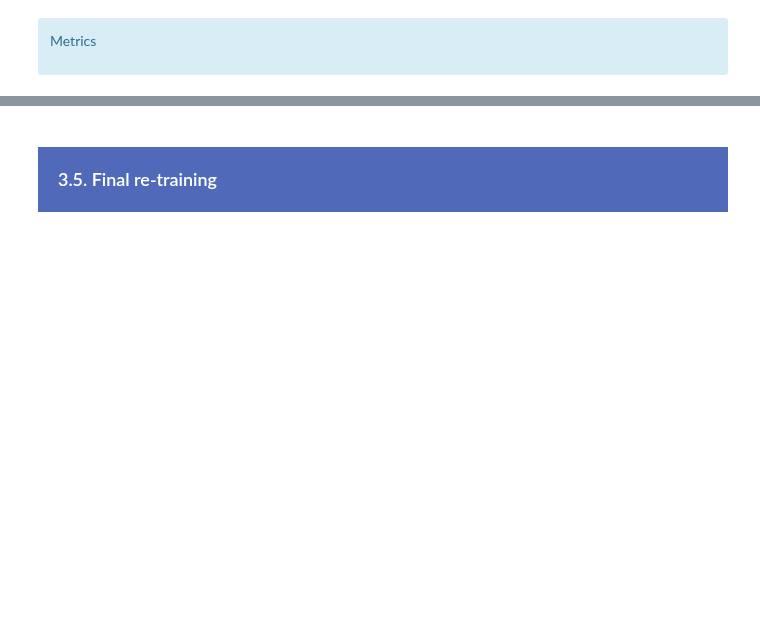
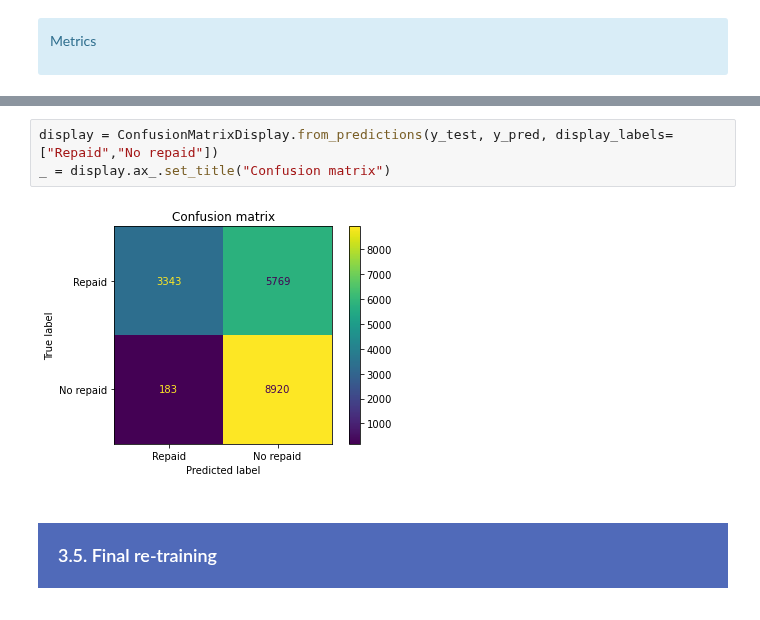
Before and after one commit to samirhinojosa/OC-P7-IMPLEMENT-A-SCORING-MODEL, a Jupyter notebook: notebook_optimization.ipynb, the cells around one changed output, grey strips where cells are left out. Drawn from its saved outputs; the diff is of its cells as text; blank space fills up the shorter version.

```diff
--- a/notebook_optimization.ipynb
+++ b/notebook_optimization.ipynb
@@ -661,3 +660,8 @@ _ = display.ax_.set_title("Confusion matrix")
+# %%
+display = ConfusionMatrixDisplay.from_predictions(y_test, y_pred, display_labels=["Repaid","No repaid"])
+_ = display.ax_.set_title("Confusion matrix")
+# %% [output]
+[figure, added]
 # %% [markdown]
 <div style="background-color: #506AB9;" >
     <h3 style="margin: auto; padding: 20px; color:#fff; ">3.5. Final re-training</h3>
```
Also changed, not shown: parts of 32 cells of this notebook, 3 other files.
